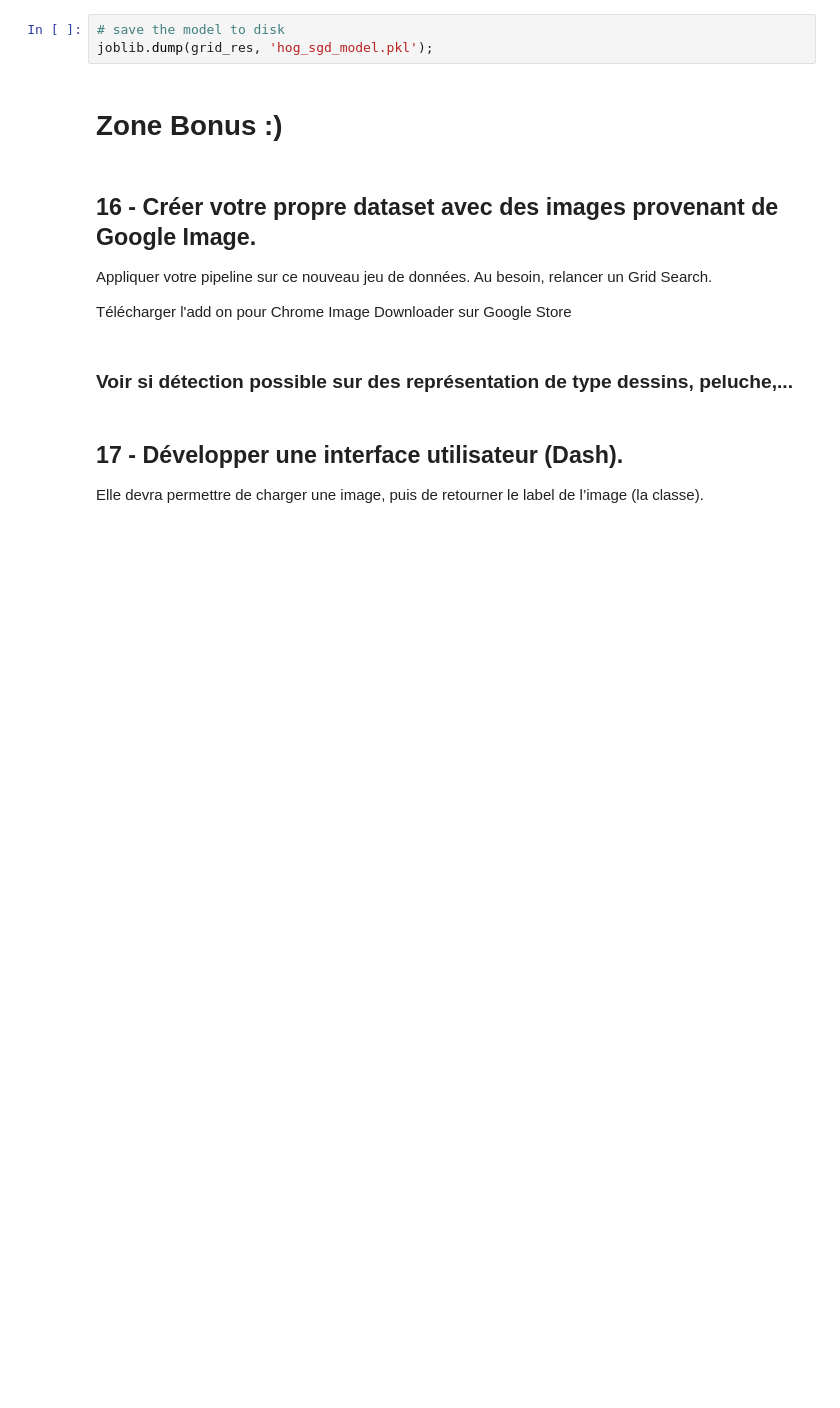
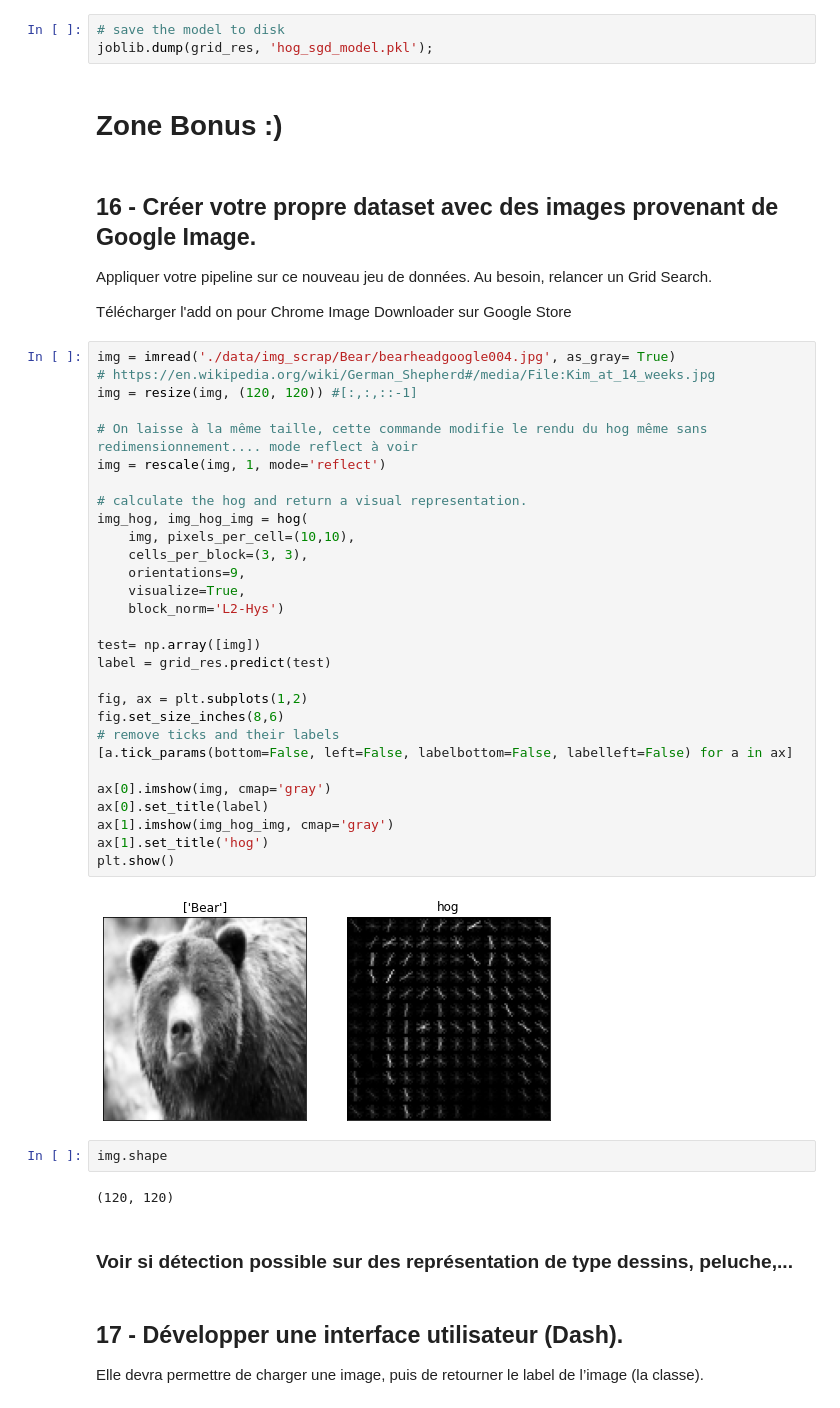
Before and after one commit to jpphi/brief14-Classification_Images, a Jupyter notebook: brief14-Classification_Images.ipynb, the cells around one changed output. Drawn from its saved outputs; the diff is of its cells as text; blank space fills up the shorter version.

Commit message:
1er test sur images provenant d'autre source que le data set

```diff
--- a/brief14-Classification_Images.ipynb
+++ b/brief14-Classification_Images.ipynb
@@ -1331,6 +1331,41 @@ joblib.dump(grid_res, 'hog_sgd_model.pkl');
 Appliquer votre pipeline sur ce nouveau jeu de données. Au besoin, relancer un Grid Search.
 
 Télécharger l'add on pour Chrome Image Downloader sur Google Store
+# %%
+img = imread('./data/img_scrap/Bear/bearheadgoogle004.jpg', as_gray= True)
+# https://en.wikipedia.org/wiki/German_Shepherd#/media/File:Kim_at_14_weeks.jpg
+img = resize(img, (120, 120)) #[:,:,::-1]
+
+# On laisse à la même taille, cette commande modifie le rendu du hog même sans redimensionnement.... mode reflect à voir
+img = rescale(img, 1, mode='reflect')
+
+# calculate the hog and return a visual representation.
+img_hog, img_hog_img = hog(
+    img, pixels_per_cell=(10,10),
+    cells_per_block=(3, 3),
+    orientations=9,
+    visualize=True,
+    block_norm='L2-Hys')
+
+test= np.array([img])
+label = grid_res.predict(test)
+
+fig, ax = plt.subplots(1,2)
+fig.set_size_inches(8,6)
+# remove ticks and their labels
+[a.tick_params(bottom=False, left=False, labelbottom=False, labelleft=False) for a in ax]
+
+ax[0].imshow(img, cmap='gray')
+ax[0].set_title(label)
+ax[1].imshow(img_hog_img, cmap='gray')
+ax[1].set_title('hog')
+plt.show()
+# %% [output]
+[figure, added]
+# %%
+img.shape
+# %% [output]
+(120, 120)
 # %% [markdown]
 ### Voir si détection possible sur des représentation de type dessins, peluche,...
 # %% [markdown]
```
